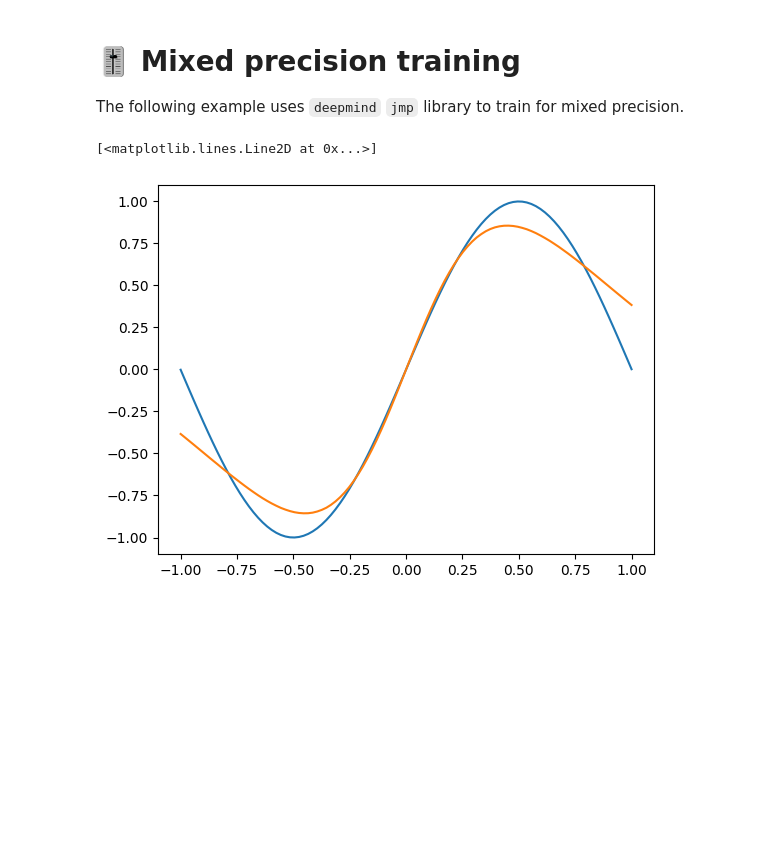
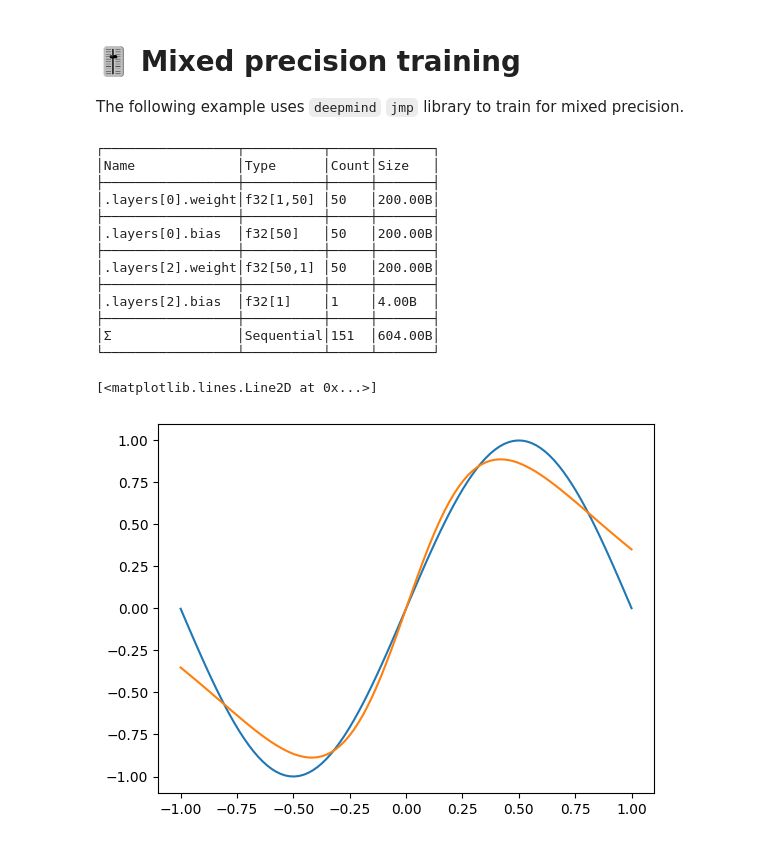
Before and after one commit to ASEM000/serket, a Jupyter notebook: docs/notebooks/mixed_precision.ipynb, the cells around one changed output. Drawn from its saved outputs; the diff is of its cells as text; code cells hidden in the pictures; blank space fills up the shorter version.

```diff
--- a/docs/notebooks/mixed_precision.ipynb
+++ b/docs/notebooks/mixed_precision.ipynb
@@ -14,7 +14,7 @@ import matplotlib.pyplot as plt
 
 half = jnp.float16  # On TPU this should be jnp.bfloat16.
 full = jnp.float32
-
+k1,k2 = jax.random.split(jax.random.PRNGKey(0), 2)
 mp_policy = jmp.Policy(compute_dtype=half, param_dtype=full, output_dtype=half)
 
 net = sk.nn.Sequential(
@@ -23,6 +23,7 @@ net = sk.nn.Sequential(
         out_features=50,
         dtype=mp_policy.param_dtype,  # +
         weight_init="he_normal",
+        key=k1
     ),
     jax.numpy.tanh,
     sk.nn.Linear(
@@ -30,36 +31,51 @@ net = sk.nn.Sequential(
         out_features=1,
         dtype=mp_policy.param_dtype,  # +
         weight_init="he_normal",
+        key=k2
     ),
     mp_policy.cast_to_output,  # +
 )
 
 net = sk.tree_mask(net)
 x = jnp.linspace(-1, 1, 100)[..., None]
 y = jnp.sin(x * 3.14)
 
+print(sk.tree_summary(net))
 
 @jax.jit
 def train_step(net: sk.nn.Sequential, x: jax.Array, y: jax.Array) -> sk.nn.Sequential:
     def loss_func(net, x, y):
         net = sk.tree_unmask(net)
         net, x = mp_policy.cast_to_compute((net, x))  # +
         ypred = jax.vmap(net)(x)
         loss = jnp.mean((ypred - y) ** 2)
         return loss
 
     grad = jax.grad(loss_func)(net, x, y)
     net = jax.tree_map(lambda p, g: p - 1e-3 * g, net, grad)
     return net
 
 
 for i in range(10_000):
     net = train_step(net, x, y)
 
 net = sk.tree_unmask(net)
 
 plt.plot(x, y, label="true")
 plt.plot(x, jax.vmap(net)(x), label="pred")
 # %% [output]
-[<matplotlib.lines.Line2D at 0x...>]
+┌─────────────────┬──────────┬─────┬───────┐
+│Name             │Type      │Count│Size   │
+├─────────────────┼──────────┼─────┼───────┤
+│.layers[0].weight│f32[1,50] │50   │200.00B│
+├─────────────────┼──────────┼─────┼───────┤
+│.layers[0].bias  │f32[50]   │50   │200.00B│
+├─────────────────┼──────────┼─────┼───────┤
+│.layers[2].weight│f32[50,1] │50   │200.00B│
+├─────────────────┼──────────┼─────┼───────┤
+│.layers[2].bias  │f32[1]    │1    │4.00B  │
+├─────────────────┼──────────┼─────┼───────┤
+│Σ                │Sequential│151  │604.00B│
+└─────────────────┴──────────┴─────┴───────┘
+[<matplotlib.lines.Line2D at 0x...>]
-[figure, old version]
+[figure, new version]
```
Also changed, not shown: 30 other files.
